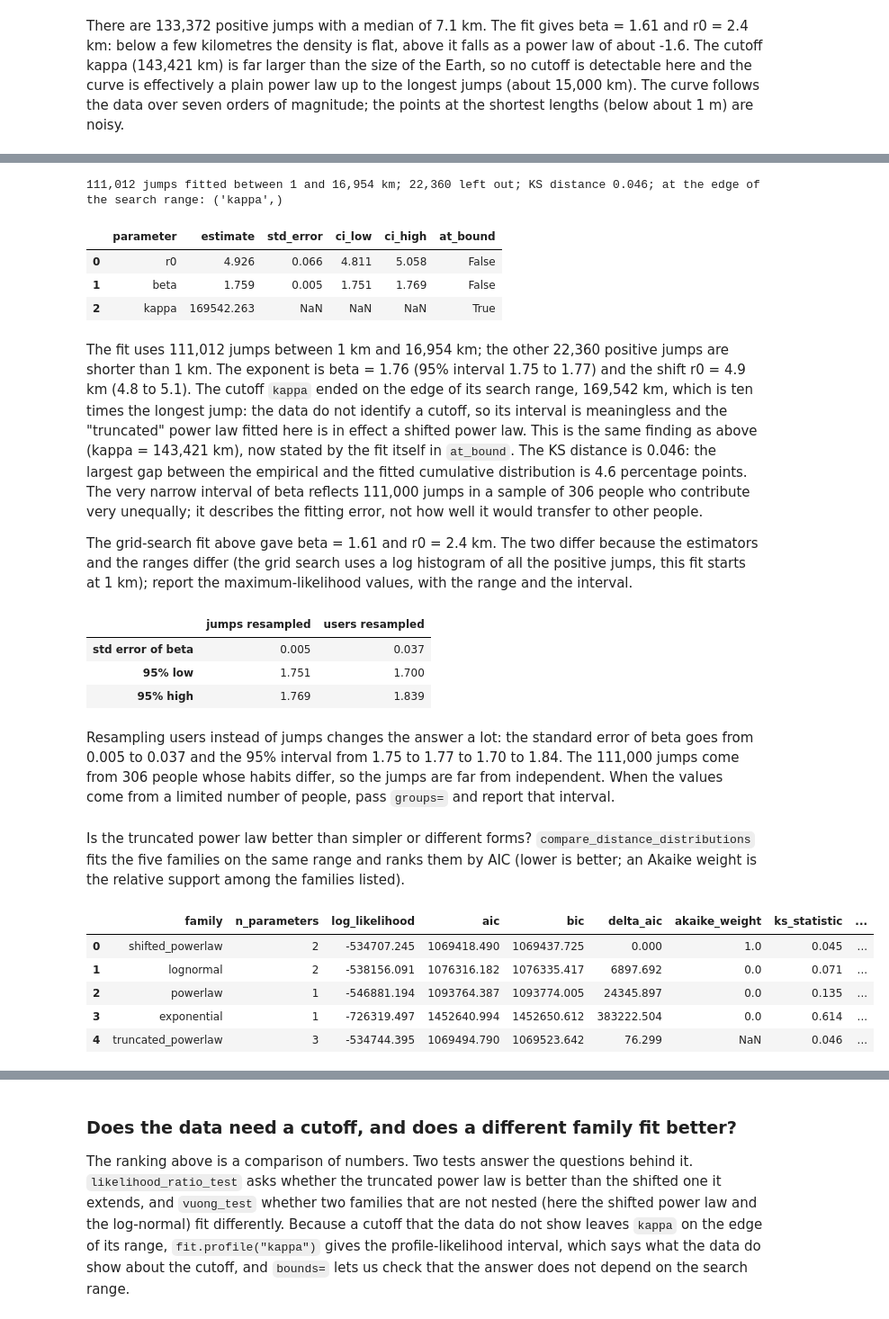
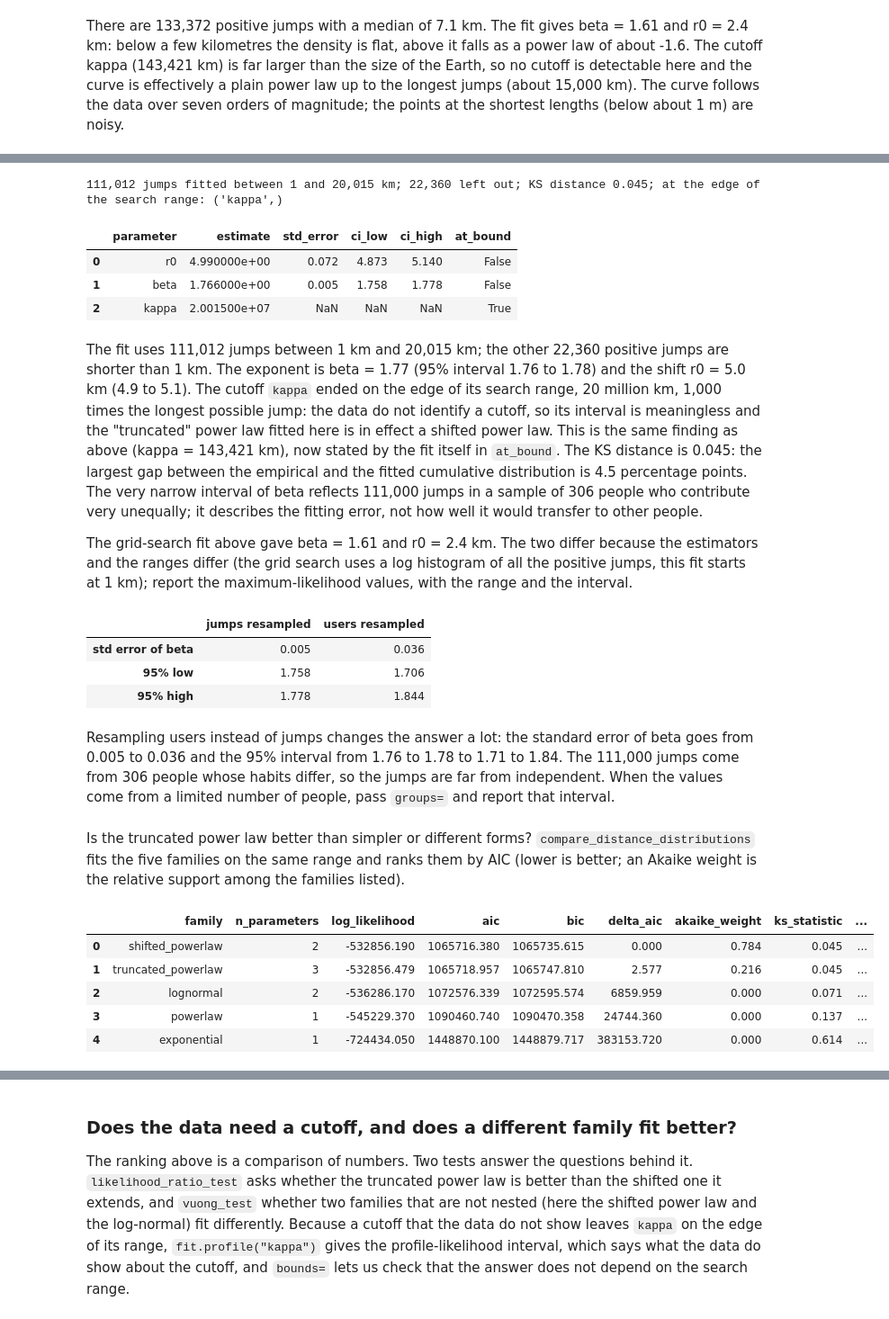
Before and after one commit to gefgu/fastmob, a Jupyter notebook: docs/src/learn/compare-to-mobility-laws.ipynb, the cells around one changed output, grey strips where cells are left out. Shown at 90% size. Saved outputs shown, nothing was run; the diff lists cells and outputs as text; code cells hidden in the pictures.

```diff
--- a/docs/src/learn/compare-to-mobility-laws.ipynb
+++ b/docs/src/learn/compare-to-mobility-laws.ipynb
@@ -79,7 +79,9 @@ from fastmob.measures.fitting import (
     vuong_test,
 )
 
-fit = fit_distance_distribution(values, "truncated_powerlaw", xmin=1.0, n_bootstrap=100)
+# half the circumference of the Earth (km): no jump can be longer, so no cutoff hides behind the data
+xmax = 20_015.0
+fit = fit_distance_distribution(values, "truncated_powerlaw", xmin=1.0, xmax=xmax, n_bootstrap=100)
 print(
     f"{fit.n:,} jumps fitted between {fit.xmin:g} and {fit.xmax:,.0f} km;",
     f"{fit.n_excluded:,} left out; KS distance {fit.ks_statistic:.3f};",
@@ -88,20 +90,20 @@ print(
 )
 fit.summary().to_pandas().round(3)
 # %% [output]
-111,012 jumps fitted between 1 and 16,954 km; 22,360 left out; KS distance 0.046; at the edge of the search range: ('kappa',)
+111,012 jumps fitted between 1 and 20,015 km; 22,360 left out; KS distance 0.045; at the edge of the search range: ('kappa',)
 |  | parameter | estimate | std_error | ci_low | ci_high | at_bound |
-| 0 | r0 | 4.926 | 0.066 | 4.811 | 5.058 | False |
-| 1 | beta | 1.759 | 0.005 | 1.751 | 1.769 | False |
-| 2 | kappa | 169542.263 | NaN | NaN | NaN | True |
+| 0 | r0 | 4.990000e+00 | 0.072 | 4.873 | 5.140 | False |
+| 1 | beta | 1.766000e+00 | 0.005 | 1.758 | 1.778 | False |
+| 2 | kappa | 2.001500e+07 | NaN | NaN | NaN | True |
 # %% [markdown]
-The fit uses 111,012 jumps between 1 km and 16,954 km; the other 22,360 positive jumps are shorter than 1 km. The exponent is beta = 1.76 (95% interval 1.75 to 1.77) and the shift r0 = 4.9 km (4.8 to 5.1). The cutoff `kappa` ended on the edge of its search range, 169,542 km, which is ten times the longest jump: the data do not identify a cutoff, so its interval is meaningless and the "truncated" power law fitted here is in effect a shifted power law. This is the same finding as above (kappa = 143,421 km), now stated by the fit itself in `at_bound`. The KS distance is 0.046: the largest gap between the empirical and the fitted cumulative distribution is 4.6 percentage points. The very narrow interval of beta reflects 111,000 jumps in a sample of 306 people who contribute very unequally; it describes the fitting error, not how well it would transfer to other people.
+The fit uses 111,012 jumps between 1 km and 20,015 km; the other 22,360 positive jumps are shorter than 1 km. The exponent is beta = 1.77 (95% interval 1.76 to 1.78) and the shift r0 = 5.0 km (4.9 to 5.1). The cutoff `kappa` ended on the edge of its search range, 20 million km, 1,000 times the longest possible jump: the data do not identify a cutoff, so its interval is meaningless and the "truncated" power law fitted here is in effect a shifted power law. This is the same finding as above (kappa = 143,421 km), now stated by the fit itself in `at_bound`. The KS distance is 0.045: the largest gap between the empirical and the fitted cumulative distribution is 4.5 percentage points. The very narrow interval of beta reflects 111,000 jumps in a sample of 306 people who contribute very unequally; it describes the fitting error, not how well it would transfer to other people.
 
 The grid-search fit above gave beta = 1.61 and r0 = 2.4 km. The two differ because the estimators and the ranges differ (the grid search uses a log histogram of all the positive jumps, this fit starts at 1 km); report the maximum-likelihood values, with the range and the interval.
 # %%
 owner = np.repeat(jumps["uid"].to_numpy(), jumps["jump_lengths"].map(len).to_numpy())
 everything = np.concatenate(jumps["jump_lengths"].to_list())
 by_user = fit_distance_distribution(
-    everything, "truncated_powerlaw", xmin=1.0, n_bootstrap=100, groups=owner
+    everything, "truncated_powerlaw", xmin=1.0, xmax=xmax, n_bootstrap=100, groups=owner
 )
 pd.DataFrame(
     {
@@ -120,20 +122,20 @@ pd.DataFrame(
 ).round(3)
 # %% [output]
 |  | jumps resampled | users resampled |
-| std error of beta | 0.005 | 0.037 |
-| 95% low | 1.751 | 1.700 |
-| 95% high | 1.769 | 1.839 |
+| std error of beta | 0.005 | 0.036 |
+| 95% low | 1.758 | 1.706 |
+| 95% high | 1.778 | 1.844 |
 # %% [markdown]
-Resampling users instead of jumps changes the answer a lot: the standard error of beta goes from 0.005 to 0.037 and the 95% interval from 1.75 to 1.77 to 1.70 to 1.84. The 111,000 jumps come from 306 people whose habits differ, so the jumps are far from independent. When the values come from a limited number of people, pass `groups=` and report that interval.
+Resampling users instead of jumps changes the answer a lot: the standard error of beta goes from 0.005 to 0.036 and the 95% interval from 1.76 to 1.78 to 1.71 to 1.84. The 111,000 jumps come from 306 people whose habits differ, so the jumps are far from independent. When the values come from a limited number of people, pass `groups=` and report that interval.
 # %% [markdown]
 Is the truncated power law better than simpler or different forms? `compare_distance_distributions` fits the five families on the same range and ranks them by AIC (lower is better; an Akaike weight is the relative support among the families listed).
 # %%
-compare_distance_distributions(values, xmin=1.0).to_pandas().round(3)
+compare_distance_distributions(values, xmin=1.0, xmax=xmax).to_pandas().round(3)
 # %% [output]
 |  | family | n_parameters | log_likelihood | aic | bic | delta_aic | akaike_weight | ks_statistic | ... |
-| 0 | shifted_powerlaw | 2 | -534707.245 | 1069418.490 | 1069437.725 | 0.000 | 1.0 | 0.045 | ... |
-| 1 | lognormal | 2 | -538156.091 | 1076316.182 | 1076335.417 | 6897.692 | 0.0 | 0.071 | ... |
-| 2 | powerlaw | 1 | -546881.194 | 1093764.387 | 1093774.005 | 24345.897 | 0.0 | 0.135 | ... |
-| 3 | exponential | 1 | -726319.497 | 1452640.994 | 1452650.612 | 383222.504 | 0.0 | 0.614 | ... |
-| 4 | truncated_powerlaw | 3 | -534744.395 | 1069494.790 | 1069523.642 | 76.299 | NaN | 0.046 | ... |
+| 0 | shifted_powerlaw | 2 | -532856.190 | 1065716.380 | 1065735.615 | 0.000 | 0.784 | 0.045 | ... |
+| 1 | truncated_powerlaw | 3 | -532856.479 | 1065718.957 | 1065747.810 | 2.577 | 0.216 | 0.045 | ... |
+| 2 | lognormal | 2 | -536286.170 | 1072576.339 | 1072595.574 | 6859.959 | 0.000 | 0.071 | ... |
+| 3 | powerlaw | 1 | -545229.370 | 1090460.740 | 1090470.358 | 24744.360 | 0.000 | 0.137 | ... |
+| 4 | exponential | 1 | -724434.050 | 1448870.100 | 1448879.717 | 383153.720 | 0.000 | 0.614 | ... |
 # %% [markdown]
```
Also changed, not shown: parts of 15 cells of this notebook, 11 other files.
